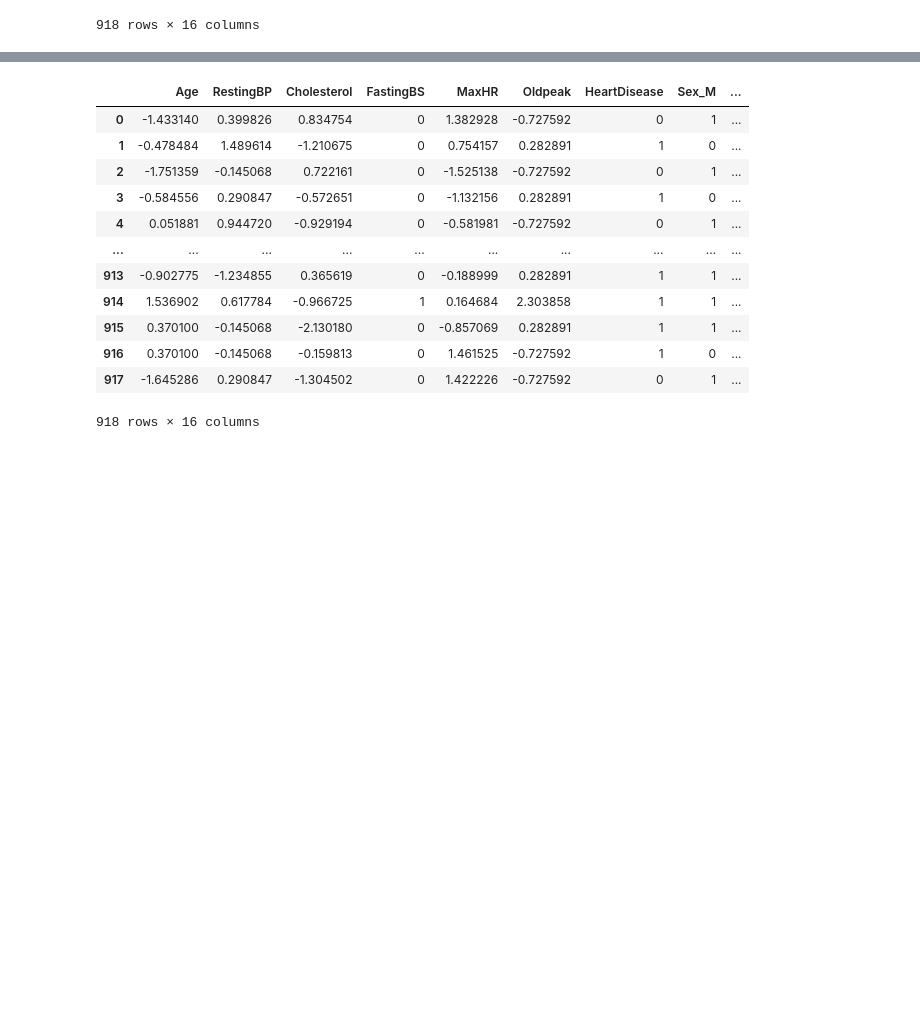
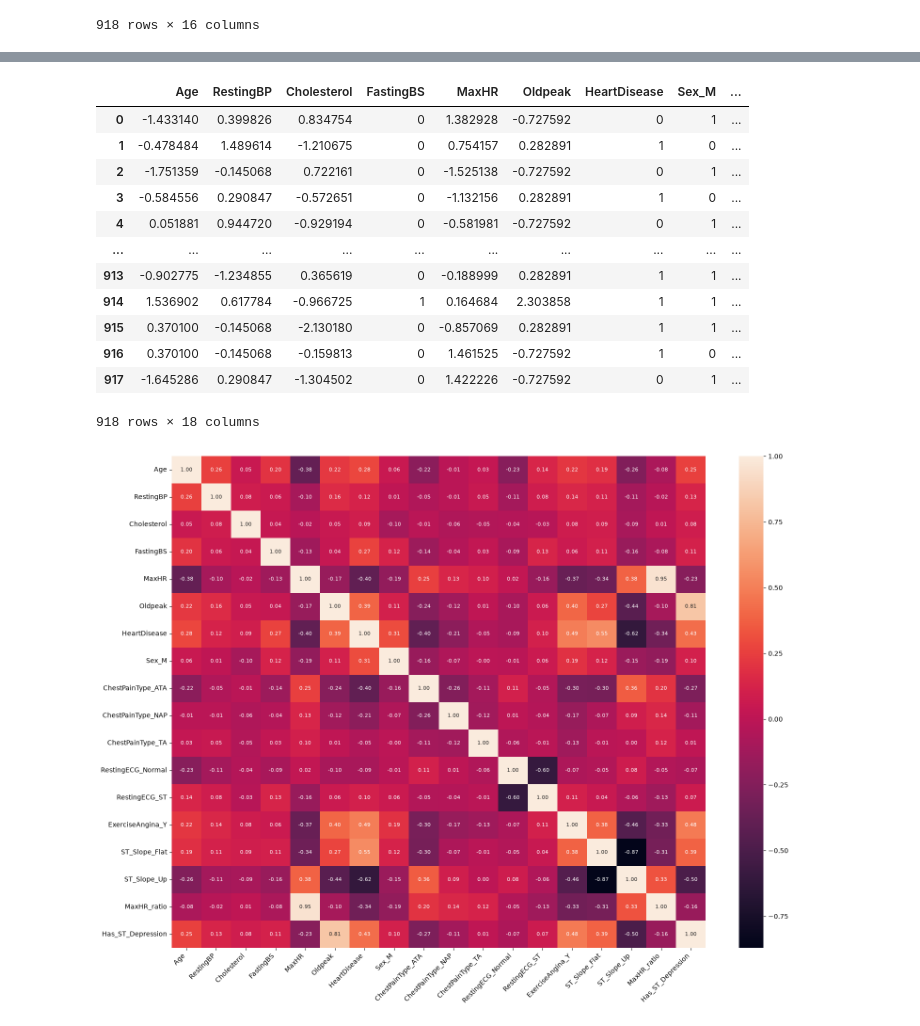
Before and after one commit to 0xshariq/machine-learning, a Jupyter notebook: src/machine_learning/part_1/heart.ipynb, the cells around one changed output, grey strips where cells are left out. Saved outputs shown, nothing was run; the diff lists cells and outputs as text; code cells hidden in the pictures; blank space fills up the shorter version.

```diff
--- a/src/machine_learning/part_1/heart.ipynb
+++ b/src/machine_learning/part_1/heart.ipynb
@@ -267,3 +314,9 @@ df_encode
 | 916 | 57 | 130 | 236 | 0 | 174 | 0 | 1 | 0 | ... |
 | 917 | 38 | 138 | 175 | 0 | 173 | 0 | 0 | 1 | ... |
 918 rows × 16 columns
+# %%
+df_encode['MaxHR_ratio'] = df_encode['MaxHR'] / (220 - df_encode['Age'])
+df_encode['Has_ST_Depression'] = (
+    df_encode['Oldpeak'] > 0
+).astype(int)
+df_encode
@@ -289,6 +396,23 @@ df_encode
 | 915 | 0.370100 | -0.145068 | -2.130180 | 0 | -0.857069 | 0.282891 | 1 | 1 | ... |
 | 916 | 0.370100 | -0.145068 | -0.159813 | 0 | 1.461525 | -0.727592 | 1 | 0 | ... |
 | 917 | -1.645286 | 0.290847 | -1.304502 | 0 | 1.422226 | -0.727592 | 0 | 1 | ... |
-918 rows × 16 columns
+918 rows × 18 columns
+# %%
+plt.figure(figsize=(16, 12))
+
+sns.heatmap(
+    df_encode.corr(numeric_only=True),
+    annot=True,
+    fmt=".2f",
+    annot_kws={"size": 8}
+)
+
+plt.xticks(rotation=45, ha="right")
+plt.yticks(rotation=0)
+plt.tight_layout()
+
+plt.show()
+# %% [output]
+[figure, added]
 # %%
 df_encode.to_csv("heart_cleaned.csv", index=False) # Save the cleaned data to a new CSV file
```
Also changed, not shown: parts of 3 cells of this notebook, 2 other files.
